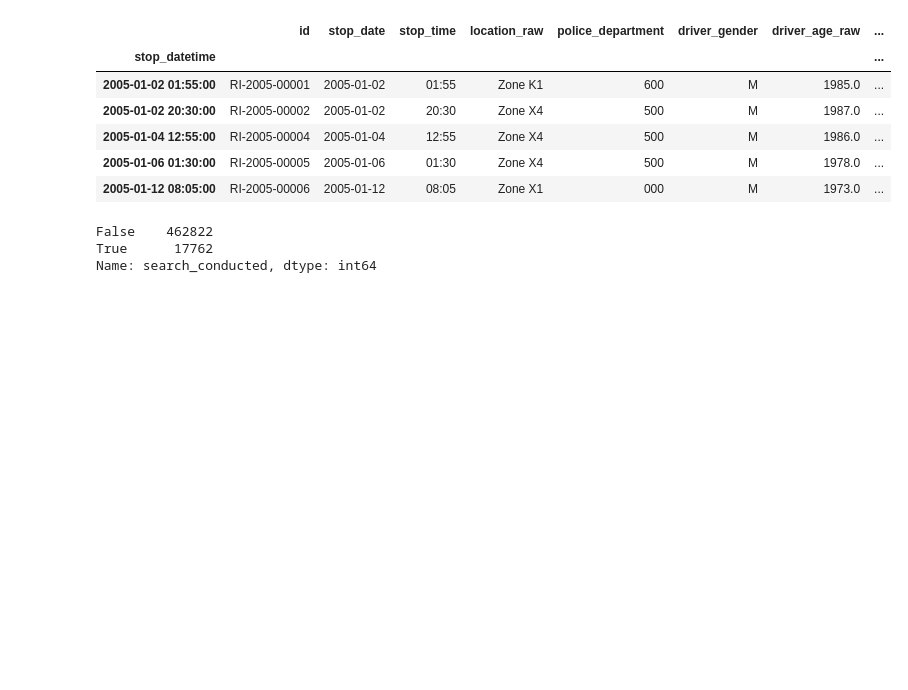
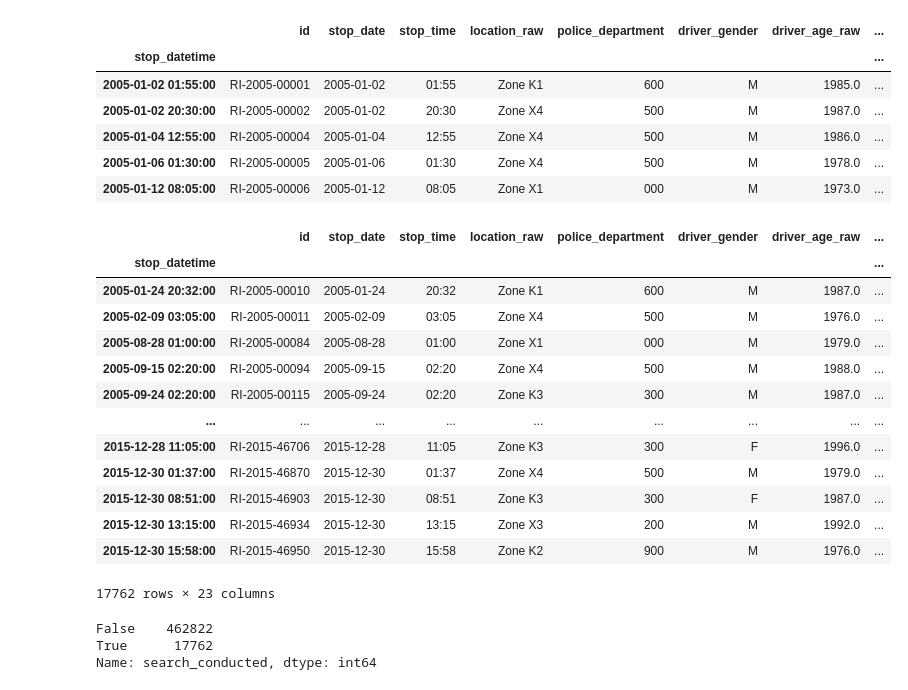
Before and after one commit to SSamiKocaaga/Data-Science, a Jupyter notebook: Projects/01-Pandas_Numpy-(TrafficPoliceStops)/02-exploring-the-relationship-between-gender-and-policing(Student).ipynb, the cells around one changed output. Cells and saved outputs as stored; diff of their text form; code cells hidden in the pictures; blank space fills up the shorter version.

Commit message:
project-1 police trafic stops fixed

```diff
--- a/Projects/01-Pandas_Numpy-(TrafficPoliceStops)/02-exploring-the-relationship-between-gender-and-policing(Student).ipynb
+++ b/Projects/01-Pandas_Numpy-(TrafficPoliceStops)/02-exploring-the-relationship-between-gender-and-policing(Student).ipynb
@@ -48,4 +27,0 @@ ri = ri.drop('county_fips',axis=1)
-# %%
-ri = ri.drop('fine_grained_location', axis = 1)
-# %%
-ri = ri.drop('state', axis = 1)
@@ -649,7 +551,7 @@ Inventory,Probable Cause,Reasonable Suspicion                  8
 Inventory,Protective Frisk,Reasonable Suspicion                1
 Name: search_type, dtype: int64
 # %%
-ri['frisk'] = ri['search_type'].str.contains('Protective Frisk',na=False, regex=True)
+ri['frisk'] = ri['search_type'].str.lower().str.contains('protective frisk',na=False, regex=True)
 # %%
 ri['frisk'].value_counts()
 # %% [output]
@@ -681,7 +583,24 @@ ri.head()
 | 2005-01-06 01:30:00 | RI-2005-00005 | 2005-01-06 | 01:30 | Zone X4 | 500 | M | 1978.0 | ... |
 | 2005-01-12 08:05:00 | RI-2005-00006 | 2005-01-12 | 08:05 | Zone X1 | 000 | M | 1973.0 | ... |
 # %%
-searched = ri.where(ri['search_conducted'] == True)
+searched = ri[ri['search_conducted'] == True]
+# %%
+searched
+# %% [output]
+|  | id | stop_date | stop_time | location_raw | police_department | driver_gender | driver_age_raw | ... |
+| stop_datetime |  |  |  |  |  |  |  | ... |
+| 2005-01-24 20:32:00 | RI-2005-00010 | 2005-01-24 | 20:32 | Zone K1 | 600 | M | 1987.0 | ... |
+| 2005-02-09 03:05:00 | RI-2005-00011 | 2005-02-09 | 03:05 | Zone X4 | 500 | M | 1976.0 | ... |
+| 2005-08-28 01:00:00 | RI-2005-00084 | 2005-08-28 | 01:00 | Zone X1 | 000 | M | 1979.0 | ... |
+| 2005-09-15 02:20:00 | RI-2005-00094 | 2005-09-15 | 02:20 | Zone X4 | 500 | M | 1988.0 | ... |
+| 2005-09-24 02:20:00 | RI-2005-00115 | 2005-09-24 | 02:20 | Zone K3 | 300 | M | 1987.0 | ... |
+| ... | ... | ... | ... | ... | ... | ... | ... | ... |
+| 2015-12-28 11:05:00 | RI-2015-46706 | 2015-12-28 | 11:05 | Zone K3 | 300 | F | 1996.0 | ... |
+| 2015-12-30 01:37:00 | RI-2015-46870 | 2015-12-30 | 01:37 | Zone X4 | 500 | M | 1979.0 | ... |
+| 2015-12-30 08:51:00 | RI-2015-46903 | 2015-12-30 | 08:51 | Zone K3 | 300 | F | 1987.0 | ... |
+| 2015-12-30 13:15:00 | RI-2015-46934 | 2015-12-30 | 13:15 | Zone X3 | 200 | M | 1992.0 | ... |
+| 2015-12-30 15:58:00 | RI-2015-46950 | 2015-12-30 | 15:58 | Zone K2 | 900 | M | 1976.0 | ... |
+17762 rows × 23 columns
 # %%
 ri['search_conducted'].value_counts()
 # %% [output]
```
Also changed, not shown: parts of 23 cells of this notebook, 4 other files.
